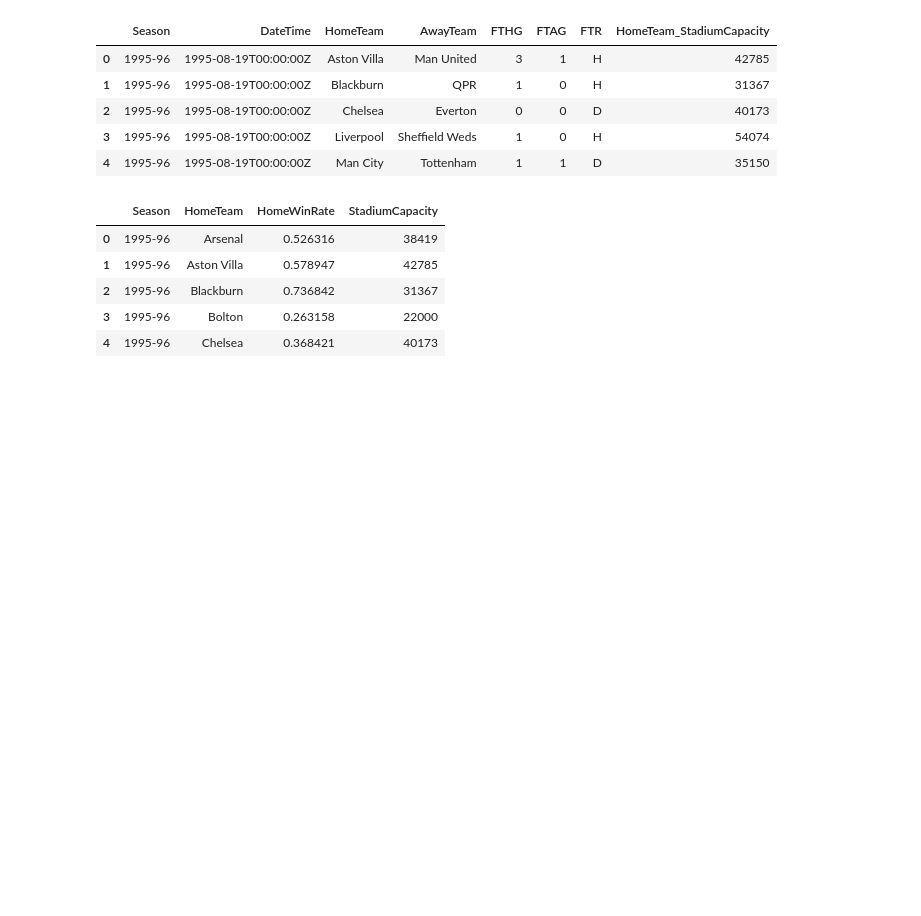
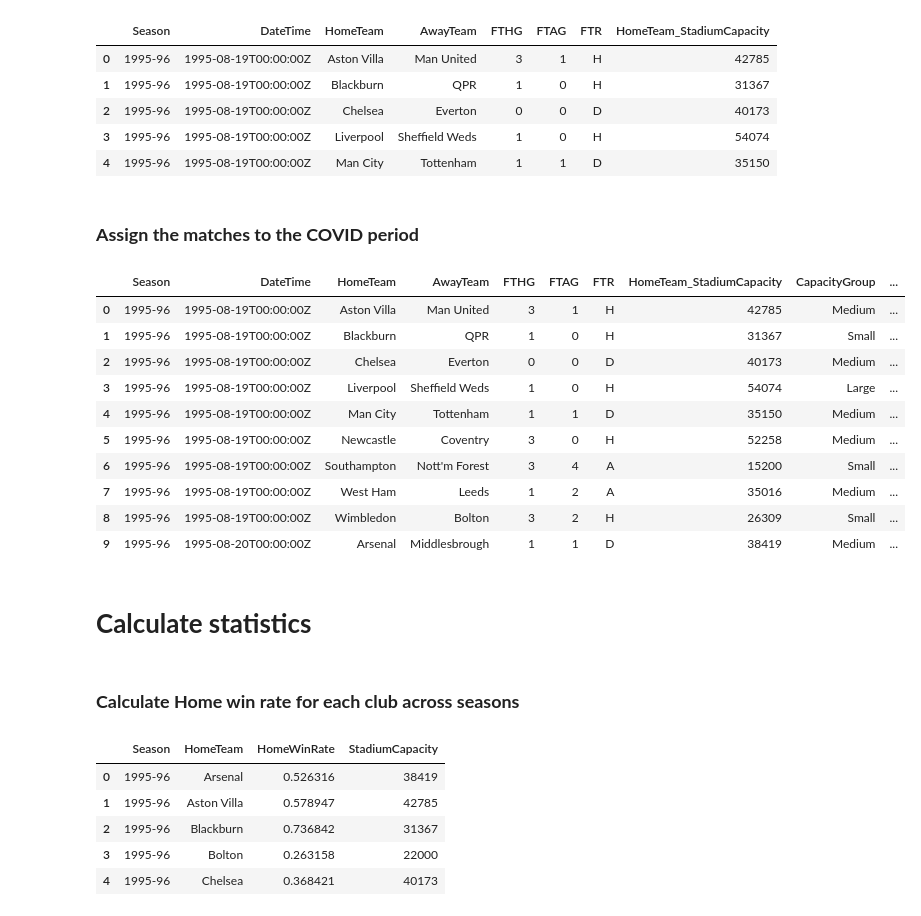
Before and after one commit to NguyenNguyen1504/GROUP-5-BPFE, a Jupyter notebook: GROUP_5.ipynb, the cells around one changed output. Cells and saved outputs as stored; diff of their text form; code cells hidden in the pictures; blank space fills up the shorter version.

Commit message:
Calculated stats

```diff
--- a/GROUP_5.ipynb
+++ b/GROUP_5.ipynb
@@ -30,9 +32,9 @@ Read data successfully.
 # %% [markdown]
 ### **Clean data**
 # %%
-columns_to_keep = ["Season", "DateTime", "HomeTeam", "AwayTeam", "FTHG", "FTAG", "FTR"]
-# 93-94 and 94-95 seasons had 22 teams. 21-22 season is missing many matches
-rows_to_drop = ["1993-94", "1994-95", "2021-22"]
+columns_to_keep = ['Season', 'DateTime', 'HomeTeam', 'AwayTeam', 'FTHG', 'FTAG', 'FTR']
+# 93-94 and 94-95 seasons had 22 teams
+rows_to_drop = ['1993-94', '1994-95']
 df_results = df_results[columns_to_keep].copy()
 df_results = df_results[~df_results['Season'].isin(rows_to_drop)].copy()
 # %% [markdown]
@@ -130,4 +132,33 @@ df_results["CapacityGroup"] = pd.cut(
     bins = 3,
     labels = ['Small', 'Medium', 'Large']
 )
+# %% [markdown]
+### **Assign the matches to the COVID period**
+# %%
+def covid_period(season):
+  if season < '2020-21':
+    return 'pre-COVID'
+  elif season == '2020-21':
+    return 'COVID'
+  else:
+    return 'post-COVID'
+
+df_results['COVID_period'] = df_results['Season'].apply(lambda season: covid_period(season))
+display(df_results.head(10))
+# %% [output]
+|  | Season | DateTime | HomeTeam | AwayTeam | FTHG | FTAG | FTR | HomeTeam_StadiumCapacity | CapacityGroup | ... |
+| 0 | 1995-96 | 1995-08-19T00:00:00Z | Aston Villa | Man United | 3 | 1 | H | 42785 | Medium | ... |
+| 1 | 1995-96 | 1995-08-19T00:00:00Z | Blackburn | QPR | 1 | 0 | H | 31367 | Small | ... |
+| 2 | 1995-96 | 1995-08-19T00:00:00Z | Chelsea | Everton | 0 | 0 | D | 40173 | Medium | ... |
+| 3 | 1995-96 | 1995-08-19T00:00:00Z | Liverpool | Sheffield Weds | 1 | 0 | H | 54074 | Large | ... |
+| 4 | 1995-96 | 1995-08-19T00:00:00Z | Man City | Tottenham | 1 | 1 | D | 35150 | Medium | ... |
+| 5 | 1995-96 | 1995-08-19T00:00:00Z | Newcastle | Coventry | 3 | 0 | H | 52258 | Medium | ... |
+| 6 | 1995-96 | 1995-08-19T00:00:00Z | Southampton | Nott'm Forest | 3 | 4 | A | 15200 | Small | ... |
+| 7 | 1995-96 | 1995-08-19T00:00:00Z | West Ham | Leeds | 1 | 2 | A | 35016 | Medium | ... |
+| 8 | 1995-96 | 1995-08-19T00:00:00Z | Wimbledon | Bolton | 3 | 2 | H | 26309 | Small | ... |
+| 9 | 1995-96 | 1995-08-20T00:00:00Z | Arsenal | Middlesbrough | 1 | 1 | D | 38419 | Medium | ... |
+# %% [markdown]
+# **Calculate statistics**
+# %% [markdown]
+### **Calculate Home win rate for each club across seasons**
 # %%
```
Also changed, not shown: parts of 9 cells of this notebook.
